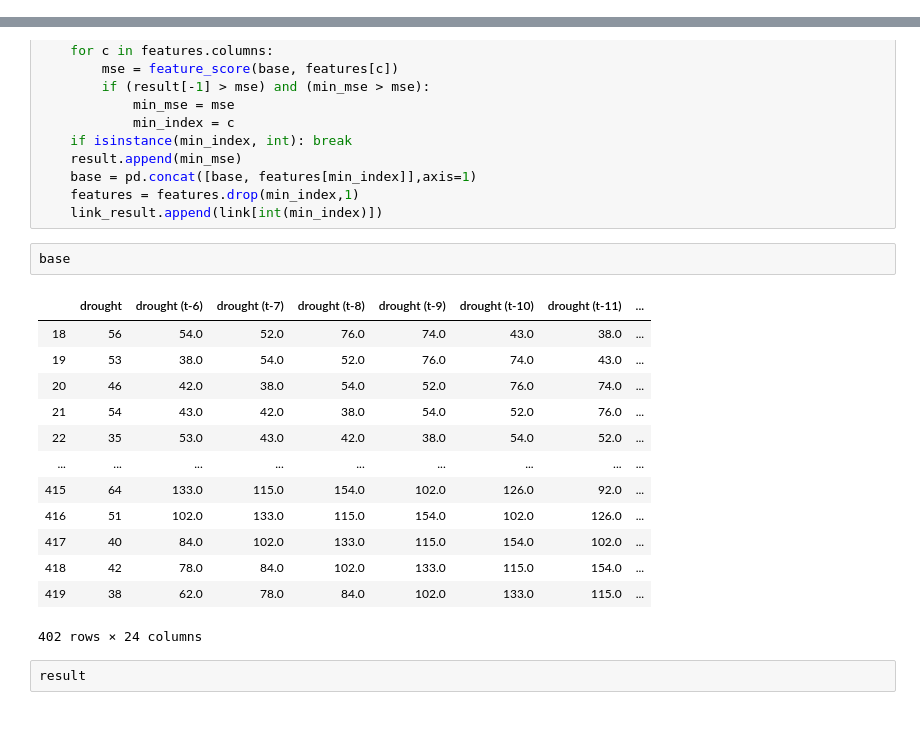
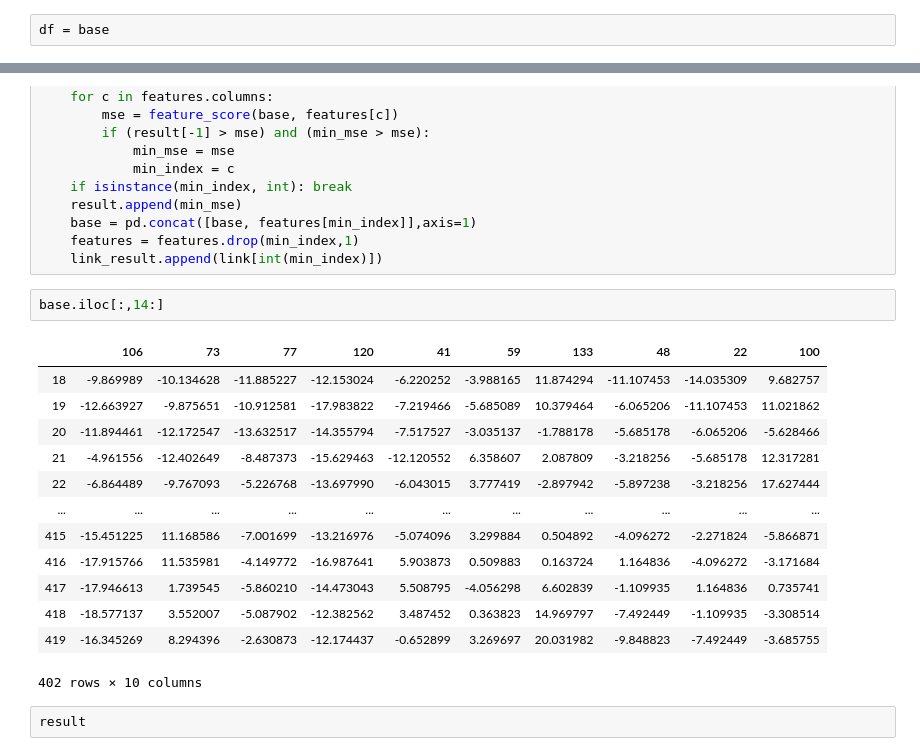
Before and after one commit to alchemist5617/timeseries-networks, a Jupyter notebook: whole_data_validation/Station.ipynb, the cells around one changed output, grey strips where cells are left out. Drawn from its saved outputs; the diff is of its cells as text; blank space fills up the shorter version.

```diff
--- a/whole_data_validation/Station.ipynb
+++ b/whole_data_validation/Station.ipynb
@@ -155,6 +227,8 @@ for k in range(1):
 df = df.dropna()
 # %%
 index = int(df.shape[0]*ratio)
+# %%
+df = base
 # %%
 x_train, x_test = df.iloc[:index,1:], df.iloc[index:,1:]
 y_train, y_test = df.iloc[:index,0], df.iloc[index:,0]
@@ -300,21 +592,21 @@ while features.shape[1]>0:
     features = features.drop(min_index,1)
     link_result.append(link[int(min_index)])
 # %%
-base
+base.iloc[:,14:]
 # %% [output]
-|  | drought | drought (t-6) | drought (t-7) | drought (t-8) | drought (t-9) | drought (t-10) | drought (t-11) | ... |
-| 18 | 56 | 54.0 | 52.0 | 76.0 | 74.0 | 43.0 | 38.0 | ... |
-| 19 | 53 | 38.0 | 54.0 | 52.0 | 76.0 | 74.0 | 43.0 | ... |
-| 20 | 46 | 42.0 | 38.0 | 54.0 | 52.0 | 76.0 | 74.0 | ... |
-| 21 | 54 | 43.0 | 42.0 | 38.0 | 54.0 | 52.0 | 76.0 | ... |
-| 22 | 35 | 53.0 | 43.0 | 42.0 | 38.0 | 54.0 | 52.0 | ... |
-| ... | ... | ... | ... | ... | ... | ... | ... | ... |
-| 415 | 64 | 133.0 | 115.0 | 154.0 | 102.0 | 126.0 | 92.0 | ... |
-| 416 | 51 | 102.0 | 133.0 | 115.0 | 154.0 | 102.0 | 126.0 | ... |
-| 417 | 40 | 84.0 | 102.0 | 133.0 | 115.0 | 154.0 | 102.0 | ... |
-| 418 | 42 | 78.0 | 84.0 | 102.0 | 133.0 | 115.0 | 154.0 | ... |
-| 419 | 38 | 62.0 | 78.0 | 84.0 | 102.0 | 133.0 | 115.0 | ... |
+|  | 106 | 73 | 77 | 120 | 41 | 59 | 133 | 48 | 22 | 100 |
+| 18 | -9.869989 | -10.134628 | -11.885227 | -12.153024 | -6.220252 | -3.988165 | 11.874294 | -11.107453 | -14.035309 | 9.682757 |
+| 19 | -12.663927 | -9.875651 | -10.912581 | -17.983822 | -7.219466 | -5.685089 | 10.379464 | -6.065206 | -11.107453 | 11.021862 |
+| 20 | -11.894461 | -12.172547 | -13.632517 | -14.355794 | -7.517527 | -3.035137 | -1.788178 | -5.685178 | -6.065206 | -5.628466 |
+| 21 | -4.961556 | -12.402649 | -8.487373 | -15.629463 | -12.120552 | 6.358607 | 2.087809 | -3.218256 | -5.685178 | 12.317281 |
+| 22 | -6.864489 | -9.767093 | -5.226768 | -13.697990 | -6.043015 | 3.777419 | -2.897942 | -5.897238 | -3.218256 | 17.627444 |
+| ... | ... | ... | ... | ... | ... | ... | ... | ... | ... | ... |
+| 415 | -15.451225 | 11.168586 | -7.001699 | -13.216976 | -5.074096 | 3.299884 | 0.504892 | -4.096272 | -2.271824 | -5.866871 |
+| 416 | -17.915766 | 11.535981 | -4.149772 | -16.987641 | 5.903873 | 0.509883 | 0.163724 | 1.164836 | -4.096272 | -3.171684 |
+| 417 | -17.946613 | 1.739545 | -5.860210 | -14.473043 | 5.508795 | -4.056298 | 6.602839 | -1.109935 | 1.164836 | 0.735741 |
+| 418 | -18.577137 | 3.552007 | -5.087902 | -12.382562 | 3.487452 | 0.363823 | 14.969797 | -7.492449 | -1.109935 | -3.308514 |
+| 419 | -16.345269 | 8.294396 | -2.630873 | -12.174437 | -0.652899 | 3.269697 | 20.031982 | -9.848823 | -7.492449 | -3.685755 |
-402 rows × 24 columns
+402 rows × 10 columns
 # %%
 result
 # %% [output]
```
Also changed, not shown: parts of 35 cells of this notebook, 1 other file.
